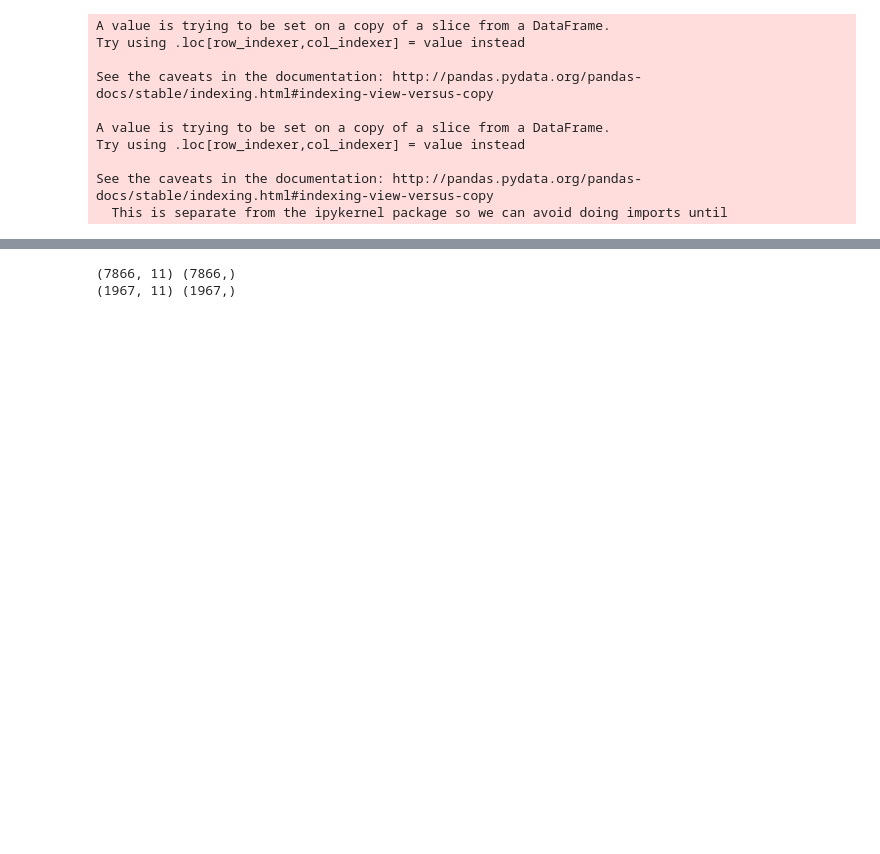
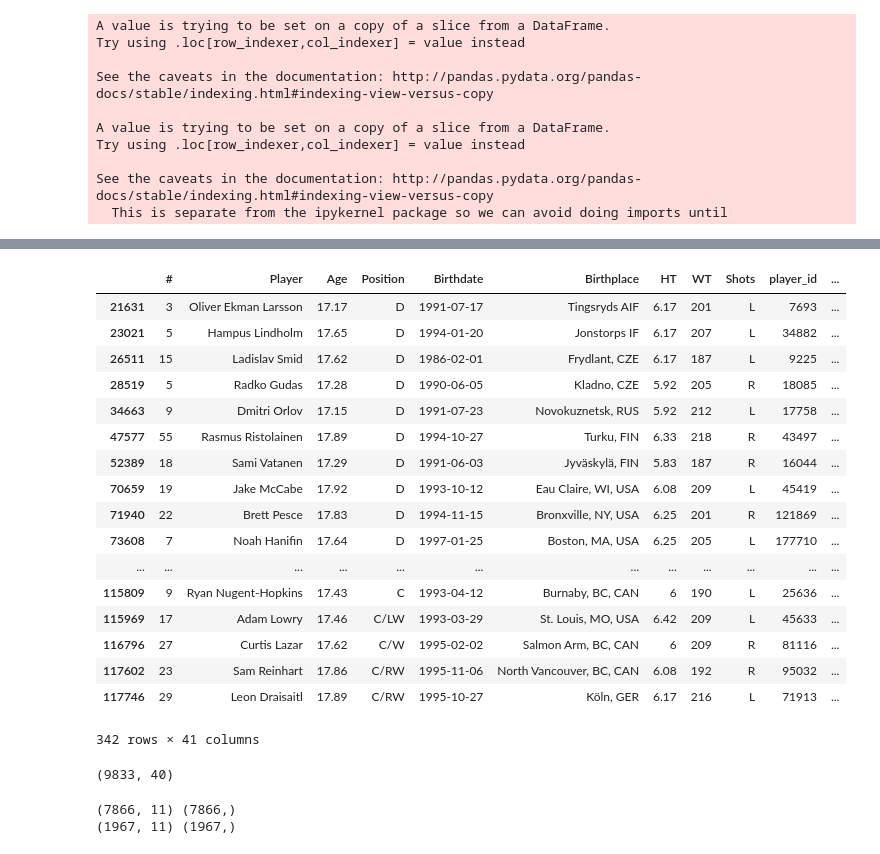
Before and after one commit to Schmoegurt/prospectmodel, a Jupyter notebook: Prospect Model.ipynb, the cells around one changed output, grey strips where cells are left out. Drawn from its saved outputs; the diff is of its cells as text; code cells hidden in the pictures; blank space fills up the shorter version.

```diff
--- a/Prospect Model.ipynb
+++ b/Prospect Model.ipynb
@@ -183,3 +236,28 @@ draft_year_df['nhl_pts_per_gp'] = draft_year_df['nhl_G'] / draft_year_df['nhl_GP
+# %%
+draft_year_df[draft_year_df['200_plus_nhl_gp'] == 1]
+# %% [output]
+|  | # | Player | Age | Position | Birthdate | Birthplace | HT | WT | Shots | player_id | ... |
+| 21631 | 3 | Oliver Ekman Larsson | 17.17 | D | 1991-07-17 | Tingsryds AIF | 6.17 | 201 | L | 7693 | ... |
+| 23021 | 5 | Hampus Lindholm | 17.65 | D | 1994-01-20 | Jonstorps IF | 6.17 | 207 | L | 34882 | ... |
+| 26511 | 15 | Ladislav Smid | 17.62 | D | 1986-02-01 | Frydlant, CZE | 6.17 | 187 | L | 9225 | ... |
+| 28519 | 5 | Radko Gudas | 17.28 | D | 1990-06-05 | Kladno, CZE | 5.92 | 205 | R | 18085 | ... |
+| 34663 | 9 | Dmitri Orlov | 17.15 | D | 1991-07-23 | Novokuznetsk, RUS | 5.92 | 212 | L | 17758 | ... |
+| 47577 | 55 | Rasmus Ristolainen | 17.89 | D | 1994-10-27 | Turku, FIN | 6.33 | 218 | R | 43497 | ... |
+| 52389 | 18 | Sami Vatanen | 17.29 | D | 1991-06-03 | Jyväskylä, FIN | 5.83 | 187 | R | 16044 | ... |
+| 70659 | 19 | Jake McCabe | 17.92 | D | 1993-10-12 | Eau Claire, WI, USA | 6.08 | 209 | L | 45419 | ... |
+| 71940 | 22 | Brett Pesce | 17.83 | D | 1994-11-15 | Bronxville, NY, USA | 6.25 | 201 | R | 121869 | ... |
+| 73608 | 7 | Noah Hanifin | 17.64 | D | 1997-01-25 | Boston, MA, USA | 6.25 | 205 | L | 177710 | ... |
+| ... | ... | ... | ... | ... | ... | ... | ... | ... | ... | ... | ... |
+| 115809 | 9 | Ryan Nugent-Hopkins | 17.43 | C | 1993-04-12 | Burnaby, BC, CAN | 6 | 190 | L | 25636 | ... |
+| 115969 | 17 | Adam Lowry | 17.46 | C/LW | 1993-03-29 | St. Louis, MO, USA | 6.42 | 209 | L | 45633 | ... |
+| 116796 | 27 | Curtis Lazar | 17.62 | C/W | 1995-02-02 | Salmon Arm, BC, CAN | 6 | 209 | R | 81116 | ... |
+| 117602 | 23 | Sam Reinhart | 17.86 | C/RW | 1995-11-06 | North Vancouver, BC, CAN | 6.08 | 192 | R | 95032 | ... |
+| 117746 | 29 | Leon Draisaitl | 17.89 | C/RW | 1995-10-27 | Köln, GER | 6.17 | 216 | L | 71913 | ... |
+342 rows × 41 columns
+# %%
+draft_year_df.shape
+# %% [output]
+(9833, 40)
 # %%
 #Splitting the data into 80/20 train test split with playing more than 50 games as the feature to predict
 from sklearn.model_selection import train_test_split
```
Also changed, not shown: parts of 9 cells of this notebook.
